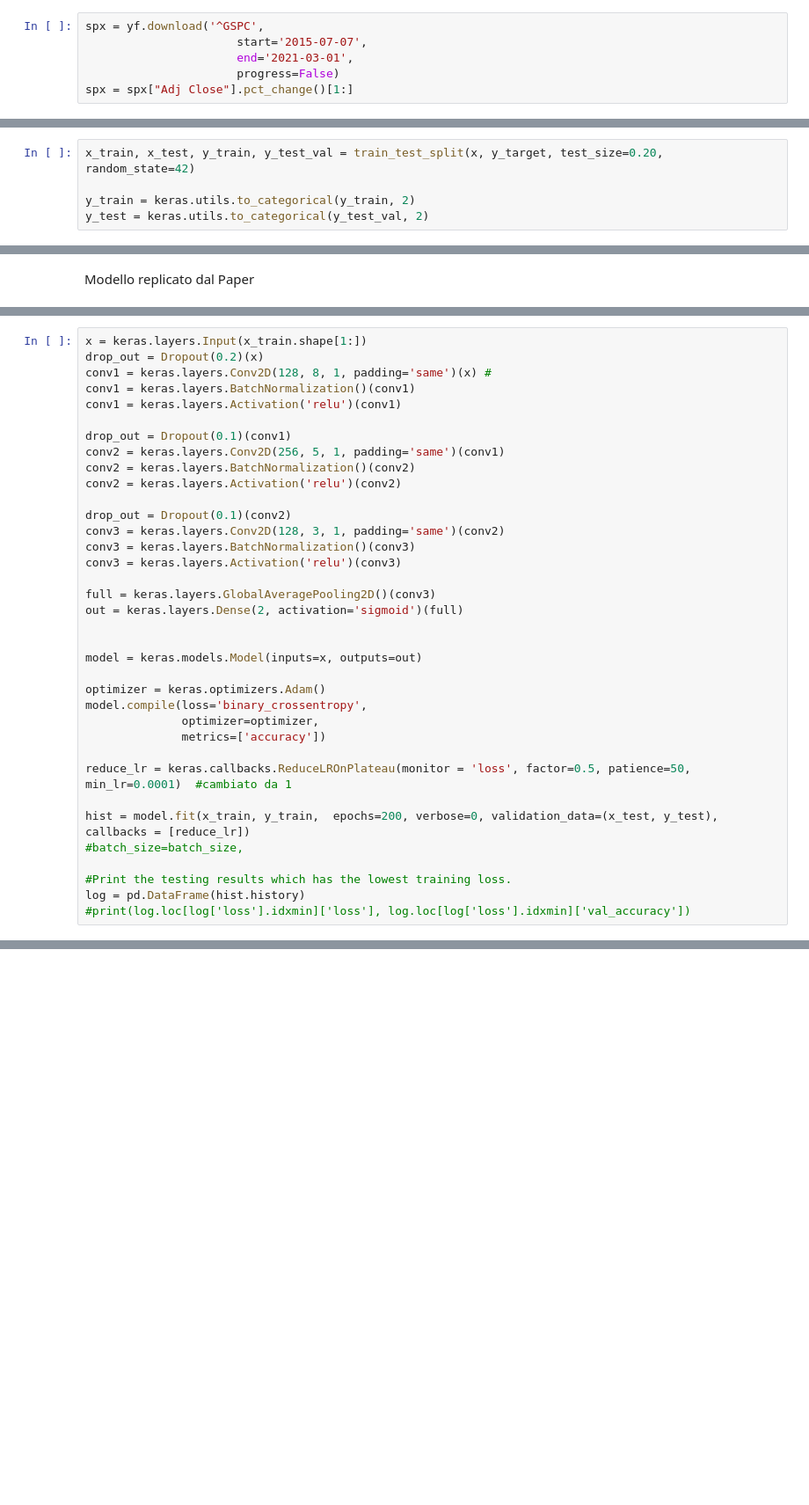
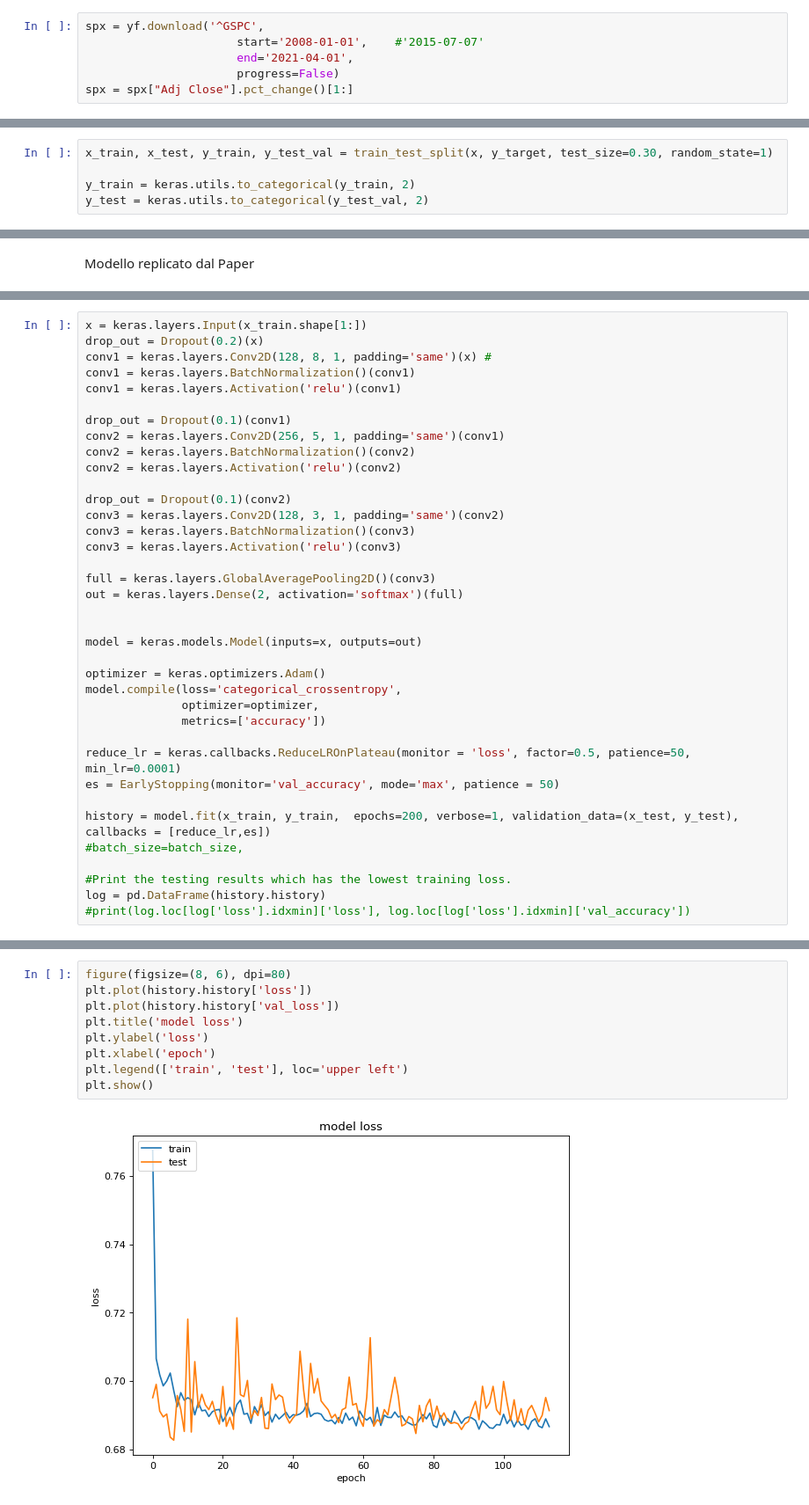
Before and after one commit to VitoZac96/Thesis_public, a Jupyter notebook: Baseline_CNN.ipynb, the cells around one changed output, grey strips where cells are left out. Shown: that part at 88% size. Cells and saved outputs as stored; diff of their text form; blank space fills up the shorter version.

```diff
--- a/Baseline_CNN.ipynb
+++ b/Baseline_CNN.ipynb
@@ -38,8 +41,8 @@ def split_sequence(sequence, n_steps):
 Download the data, select only the closing price and compute the daily percentage change.
 # %%
 spx = yf.download('^GSPC',
-                      start='2015-07-07',
-                      end='2021-03-01',
+                      start='2008-01-01',    #'2015-07-07'
+                      end='2021-04-01',
                       progress=False)
 spx = spx["Adj Close"].pct_change()[1:]
 # %% [markdown]
@@ -60,7 +63,7 @@ y_target = pd.DataFrame(encoded).to_numpy()
 # %% [markdown]
 Train test split e one hot encoding per il classifier
 # %%
-x_train, x_test, y_train, y_test_val = train_test_split(x, y_target, test_size=0.20, random_state=42)
+x_train, x_test, y_train, y_test_val = train_test_split(x, y_target, test_size=0.30, random_state=1)
 
 y_train = keras.utils.to_categorical(y_train, 2)
 y_test = keras.utils.to_categorical(y_test_val, 2)
@@ -95,21 +101,22 @@ conv3 = keras.layers.BatchNormalization()(conv3)
 conv3 = keras.layers.Activation('relu')(conv3)
 
 full = keras.layers.GlobalAveragePooling2D()(conv3)
-out = keras.layers.Dense(2, activation='sigmoid')(full)
+out = keras.layers.Dense(2, activation='softmax')(full)
 
 
 model = keras.models.Model(inputs=x, outputs=out)
 
 optimizer = keras.optimizers.Adam()
-model.compile(loss='binary_crossentropy',
+model.compile(loss='categorical_crossentropy',
               optimizer=optimizer,
               metrics=['accuracy'])
 
-reduce_lr = keras.callbacks.ReduceLROnPlateau(monitor = 'loss', factor=0.5, patience=50, min_lr=0.0001)  #cambiato da 1
+reduce_lr = keras.callbacks.ReduceLROnPlateau(monitor = 'loss', factor=0.5, patience=50, min_lr=0.0001)
+es = EarlyStopping(monitor='val_accuracy', mode='max', patience = 50)
 
-hist = model.fit(x_train, y_train,  epochs=200, verbose=0, validation_data=(x_test, y_test), callbacks = [reduce_lr])
+history = model.fit(x_train, y_train,  epochs=200, verbose=1, validation_data=(x_test, y_test), callbacks = [reduce_lr,es])
 #batch_size=batch_size,
 
 #Print the testing results which has the lowest training loss.
-log = pd.DataFrame(hist.history)
+log = pd.DataFrame(history.history)
 #print(log.loc[log['loss'].idxmin]['loss'], log.loc[log['loss'].idxmin]['val_accuracy'])
@@ -119,0 +150,11 @@ max(hist.history['val_accuracy'])
+# %%
+figure(figsize=(8, 6), dpi=80)
+plt.plot(history.history['loss'])
+plt.plot(history.history['val_loss'])
+plt.title('model loss')
+plt.ylabel('loss')
+plt.xlabel('epoch')
+plt.legend(['train', 'test'], loc='upper left')
+plt.show()
+# %% [output]
+[figure, added]
```
Also changed, not shown: parts of 8 cells of this notebook.
